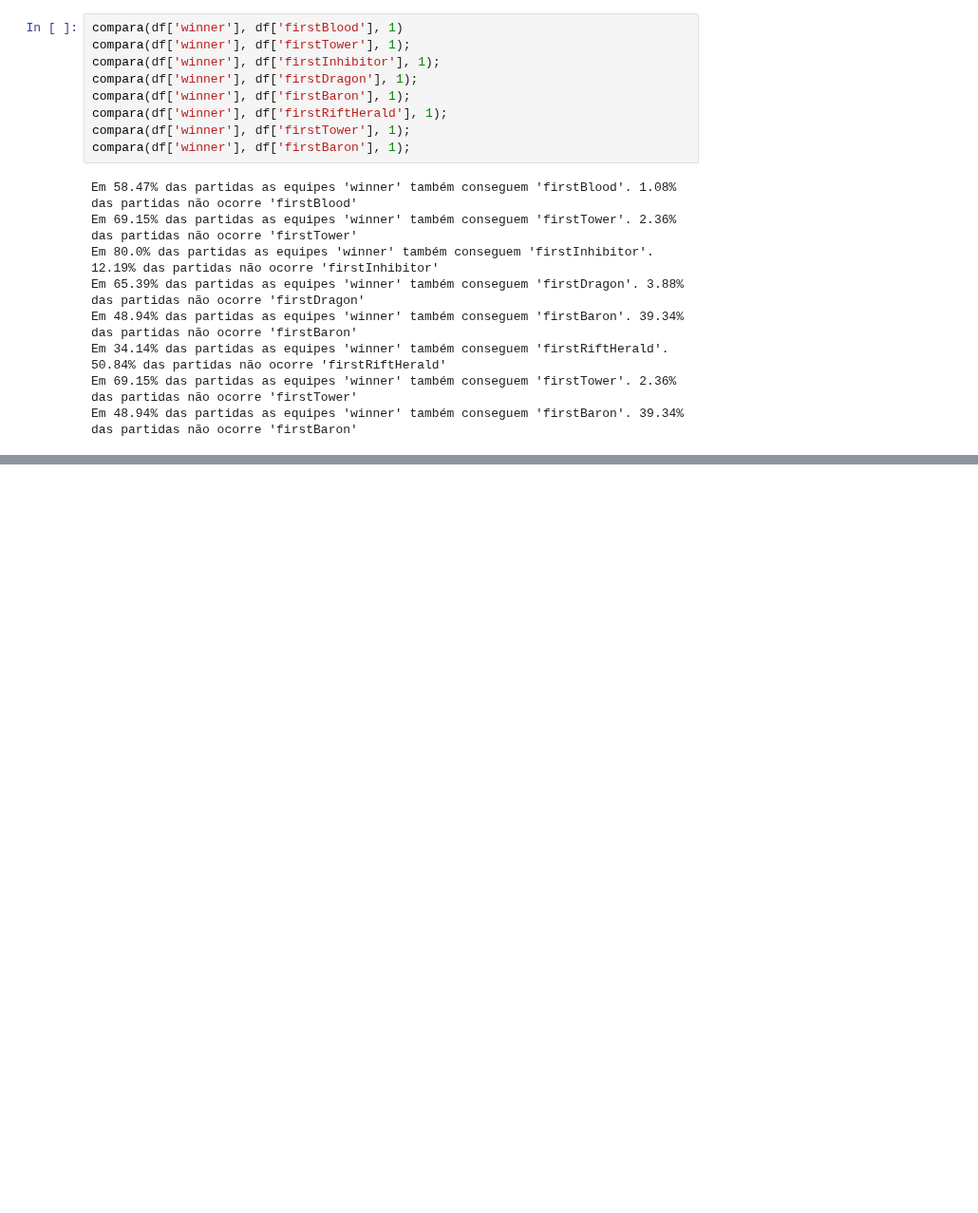
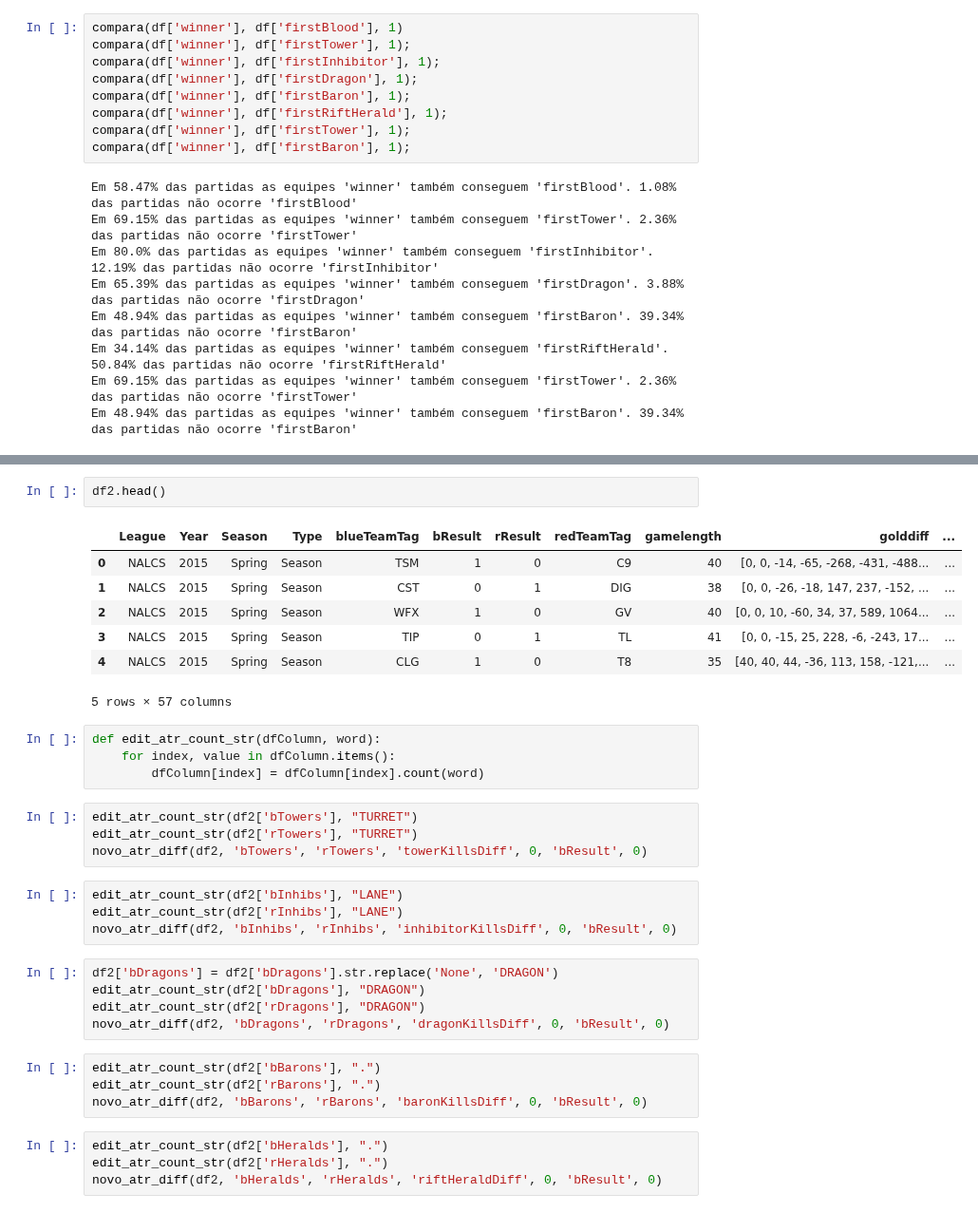
Before and after one commit to guilhermepoluc/league-of-legends-analysis-icd, a Jupyter notebook: analiseExploratoria.ipynb, the cells around one changed output, grey strips where cells are left out. Shown at 95% size. Saved outputs shown, nothing was run; the diff lists cells and outputs as text; blank space fills up the shorter version.

```diff
--- a/analiseExploratoria.ipynb
+++ b/analiseExploratoria.ipynb
@@ -156,0 +128,35 @@ Em 34.27% das partidas as equipes 'firstBlood' também conseguem 'firstBaron'. 3
+# %%
+df2.head()
+# %% [output]
+|  | League | Year | Season | Type | blueTeamTag | bResult | rResult | redTeamTag | gamelength | golddiff | ... |
+| 0 | NALCS | 2015 | Spring | Season | TSM | 1 | 0 | C9 | 40 | [0, 0, -14, -65, -268, -431, -488... | ... |
+| 1 | NALCS | 2015 | Spring | Season | CST | 0 | 1 | DIG | 38 | [0, 0, -26, -18, 147, 237, -152, ... | ... |
+| 2 | NALCS | 2015 | Spring | Season | WFX | 1 | 0 | GV | 40 | [0, 0, 10, -60, 34, 37, 589, 1064... | ... |
+| 3 | NALCS | 2015 | Spring | Season | TIP | 0 | 1 | TL | 41 | [0, 0, -15, 25, 228, -6, -243, 17... | ... |
+| 4 | NALCS | 2015 | Spring | Season | CLG | 1 | 0 | T8 | 35 | [40, 40, 44, -36, 113, 158, -121,... | ... |
+5 rows × 57 columns
+# %%
+def edit_atr_count_str(dfColumn, word):
+    for index, value in dfColumn.items():
+        dfColumn[index] = dfColumn[index].count(word)
+# %%
+edit_atr_count_str(df2['bTowers'], "TURRET")
+edit_atr_count_str(df2['rTowers'], "TURRET")
+novo_atr_diff(df2, 'bTowers', 'rTowers', 'towerKillsDiff', 0, 'bResult', 0)
+# %%
+edit_atr_count_str(df2['bInhibs'], "LANE")
+edit_atr_count_str(df2['rInhibs'], "LANE")
+novo_atr_diff(df2, 'bInhibs', 'rInhibs', 'inhibitorKillsDiff', 0, 'bResult', 0)
+# %%
+df2['bDragons'] = df2['bDragons'].str.replace('None', 'DRAGON')
+edit_atr_count_str(df2['bDragons'], "DRAGON")
+edit_atr_count_str(df2['rDragons'], "DRAGON")
+novo_atr_diff(df2, 'bDragons', 'rDragons', 'dragonKillsDiff', 0, 'bResult', 0)
+# %%
+edit_atr_count_str(df2['bBarons'], ".")
+edit_atr_count_str(df2['rBarons'], ".")
+novo_atr_diff(df2, 'bBarons', 'rBarons', 'baronKillsDiff', 0, 'bResult', 0)
+# %%
+edit_atr_count_str(df2['bHeralds'], ".")
+edit_atr_count_str(df2['rHeralds'], ".")
+novo_atr_diff(df2, 'bHeralds', 'rHeralds', 'riftHeraldDiff', 0, 'bResult', 0)
```
Also changed, not shown: parts of 12 cells of this notebook, 1 other file.
